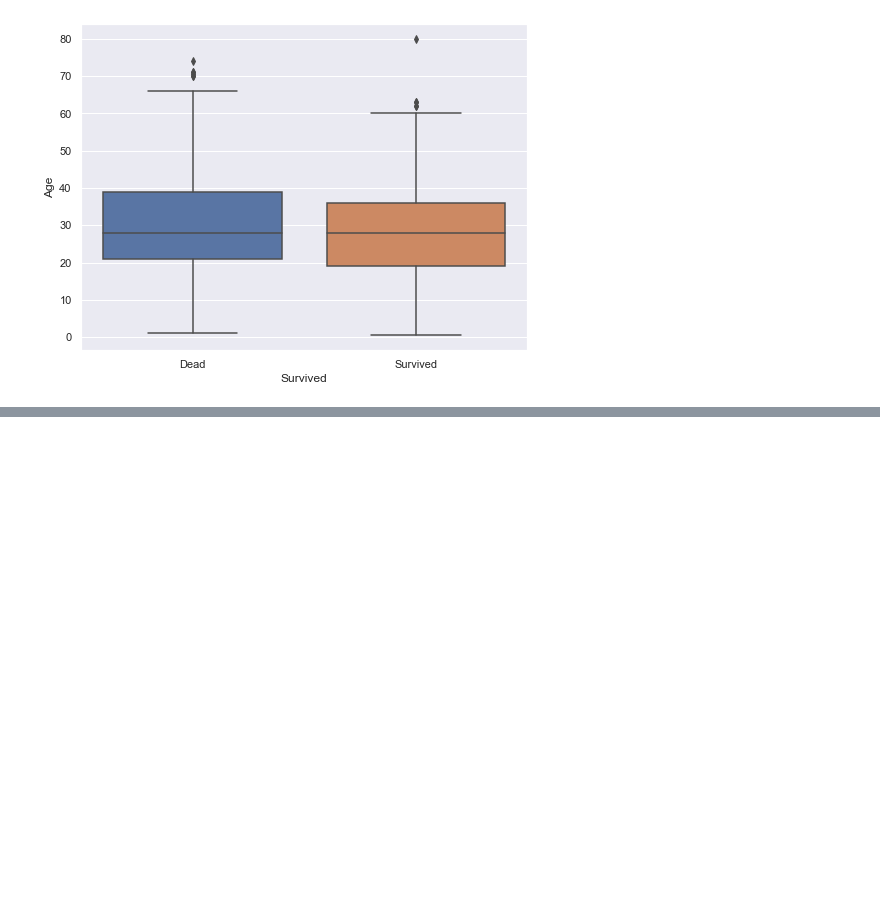
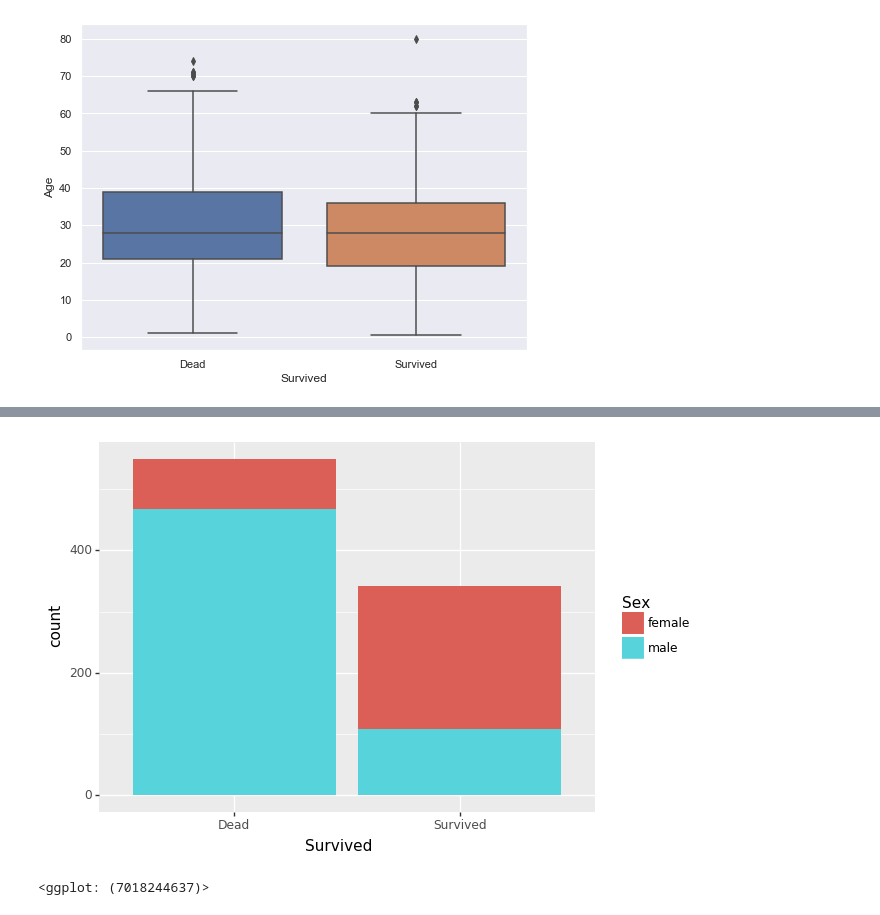
Before and after one commit to remya1805/Data-Science, a Jupyter notebook: EDA_Titanic.ipynb, the cells around one changed output, grey strips where cells are left out. Cells and saved outputs as stored; diff of their text form; code cells hidden in the pictures; blank space fills up the shorter version.

```diff
--- a/EDA_Titanic.ipynb
+++ b/EDA_Titanic.ipynb
@@ -119,0 +177,8 @@ sns.boxplot(x='Survived', y ='Age', data=df_titanic)
+# %%
+from plotnine import *
+plt_survived_sex = (ggplot(df_titanic, aes(x='Survived', fill = 'Sex')))
+plt_survived_sex = plt_survived_sex + geom_bar()
+print(plt_survived_sex)
+# %% [output]
+[figure, added]
+<ggplot: (7018244637)>
```
Also changed, not shown: parts of 38 cells of this notebook.
